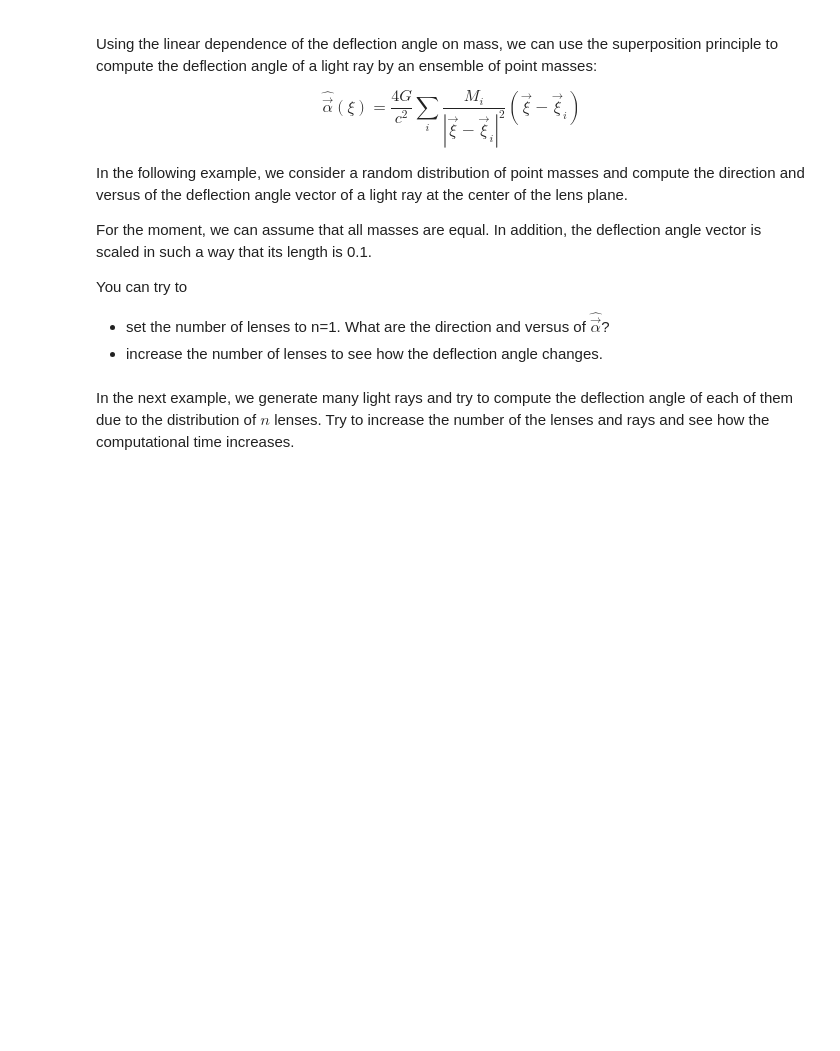
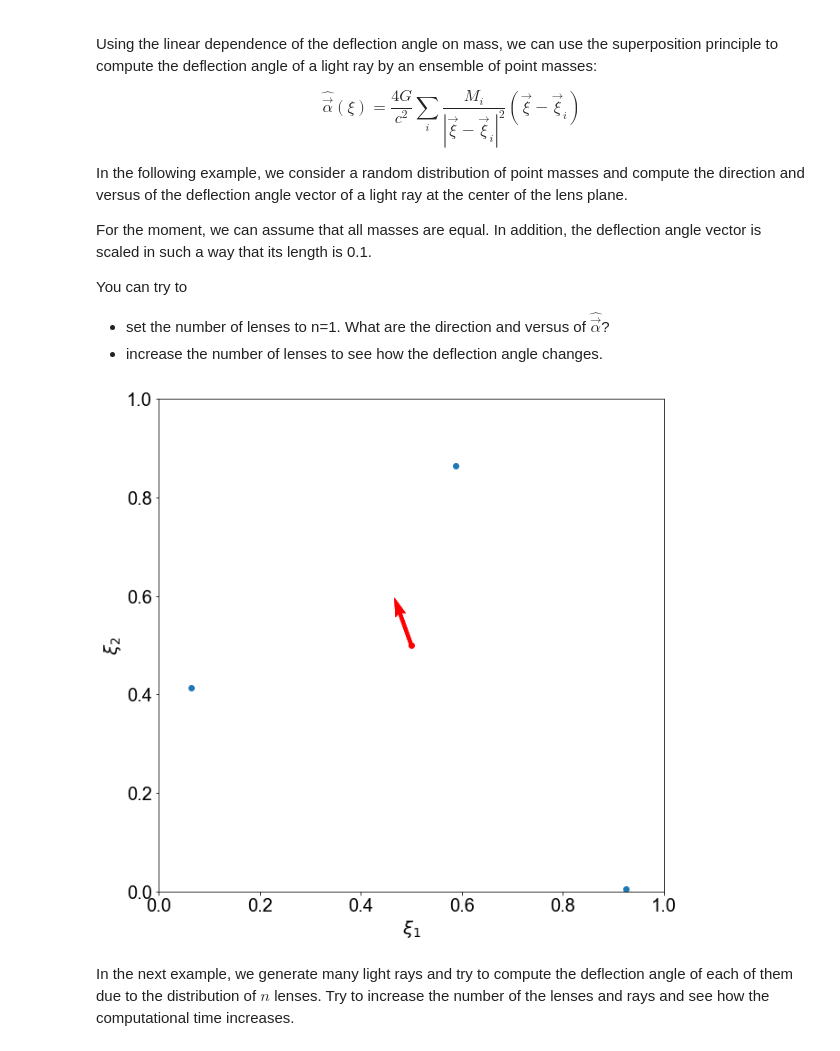
Before and after one commit to maxmen/LensingLectures, a Jupyter notebook: Notebooks/3_2020_deflection_angle.ipynb, the cells around one changed output. Cells and saved outputs as stored; diff of their text form; code cells hidden in the pictures; blank space fills up the shorter version.

```diff
--- a/Notebooks/3_2020_deflection_angle.ipynb
+++ b/Notebooks/3_2020_deflection_angle.ipynb
@@ -173,37 +176,39 @@ from astropy import constants as const
 from astropy import units as u
 
 
-n=100
+n=3
 xi_1=rn.rand(n)*u.pc
 xi_2=rn.rand(n)*u.pc
 m=np.ones(n)*const.M_sun.to('kg')
 
 # now set the ray position at (0.5,0.5)
 xi_1r=0.5*u.pc
 xi_2r=0.5*u.pc
 
 # compute distances from xr,yr
 xi1=(xi_1r-xi_1).to('m')
 xi2=(xi_2r-xi_2).to('m')
 
 #print ((4.0*const.G/const.c**2*m/const.R_sun)*u.rad.to('arcsec'))#180.0/np.pi*3600.0)
 
 rl2=(xi1**2+xi2**2).to('m2')
 
 al1=(4.0*const.G/const.c**2*m/rl2*xi1.sum()).value
 al2=(4.0*const.G/const.c**2*m/rl2*xi2.sum()).value
 f=(1e-2)/np.sqrt(al1**2+al2**2)
 
 fig,ax=plt.subplots(1,1,figsize=(10,10))
 ax.plot(xi_1,xi_2,'o',zorder=-1)
 ax.plot(xi_1r,xi_2r,'o',color='red')
 ax.quiver(xi_1r, xi_2r, al1*f, al2*f, color='r', scale=0.1)
 ax.set_xlim([0,1])
 ax.set_ylim([0,1])
 ax.set_xlabel(r'$\xi_1$',fontsize=20)
 ax.set_ylabel(r'$\xi_2$',fontsize=20)
 ax.xaxis.set_tick_params(labelsize=20)
 ax.yaxis.set_tick_params(labelsize=20)
+# %% [output]
+[figure, added]
 # %% [markdown]
 In the next example, we generate many light rays and try to compute the deflection angle of each of them due to the distribution of $n$ lenses. Try to increase the number of the lenses and rays and see how the computational time increases.
 # %%
```
Also changed, not shown: parts of 2 cells of this notebook, 1 other file.
